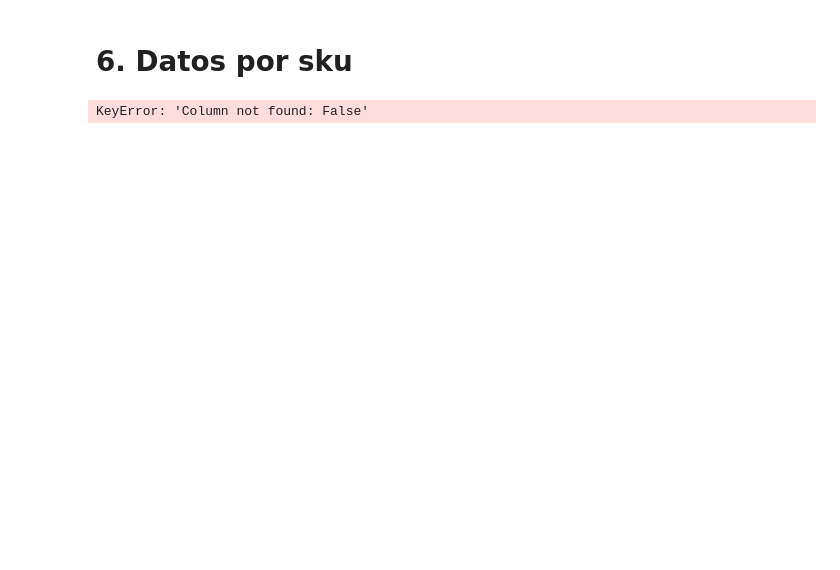
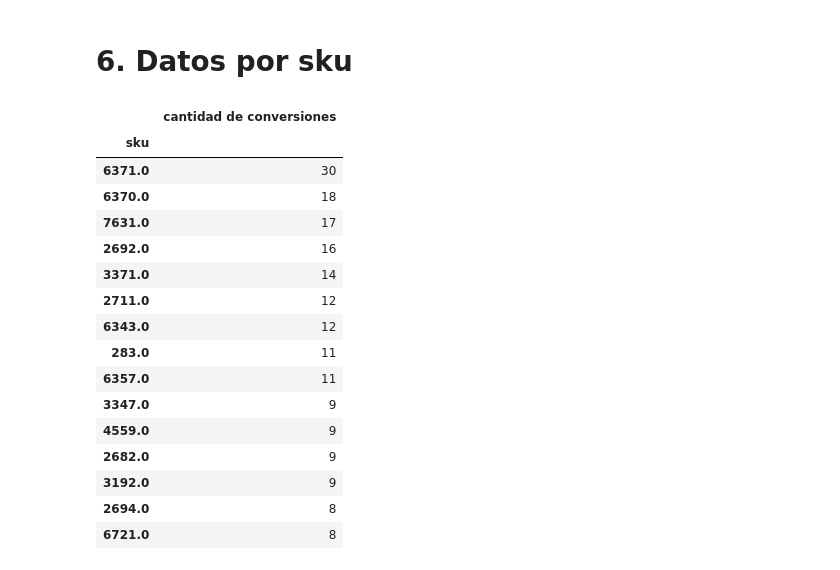
Before and after one commit to EugeniaFranchi/TP-Datos, a Jupyter notebook: TpDatos.ipynb, the cells around one changed output. Saved outputs shown, nothing was run; the diff lists cells and outputs as text; code cells hidden in the pictures; blank space fills up the shorter version.

```diff
--- a/TpDatos.ipynb
+++ b/TpDatos.ipynb
@@ -453,9 +454,25 @@ plt.legend((g1[0],g2[0],g3[0]),('Apple','Samsung','Motorola'))
 # 6. Datos por sku
 # %%
 #Estudio del dataframe de acuerdo al identificador unico de cada producto
-gb_sku=dataframe.groupby('sku')
+conv_sku=conversiones.groupby('sku').count()
+conv_sku=conv_sku.sort_values('event',ascending=False).loc[:,'event'].to_frame()
+conv_sku.columns=['cantidad de conversiones']
+conv_sku.head(15)
+# %% [output]
+|  | cantidad de conversiones |
+| sku |  |
+| 6371.0 | 30 |
+| 6370.0 | 18 |
+| 7631.0 | 17 |
+| 2692.0 | 16 |
+| 3371.0 | 14 |
+| 2711.0 | 12 |
+| 6343.0 | 12 |
+| 283.0 | 11 |
+| 6357.0 | 11 |
+| 3347.0 | 9 |
+| 4559.0 | 9 |
+| 2682.0 | 9 |
+| 3192.0 | 9 |
+| 2694.0 | 8 |
+| 6721.0 | 8 |
-# %%
-gb_sku.agg({'event':'describe'})
-gb_sku[['event']=='conversion'].sum()
-# %% [output]
-KeyError: 'Column not found: False'
```
Also changed, not shown: parts of 1 cell of this notebook.
